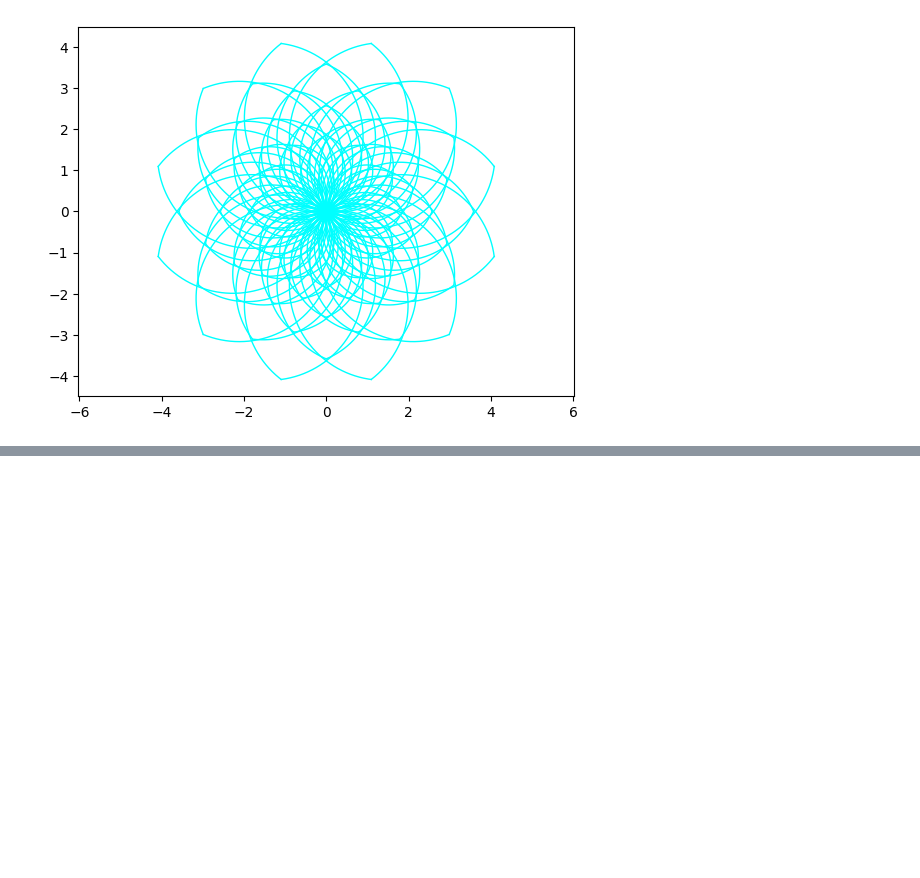
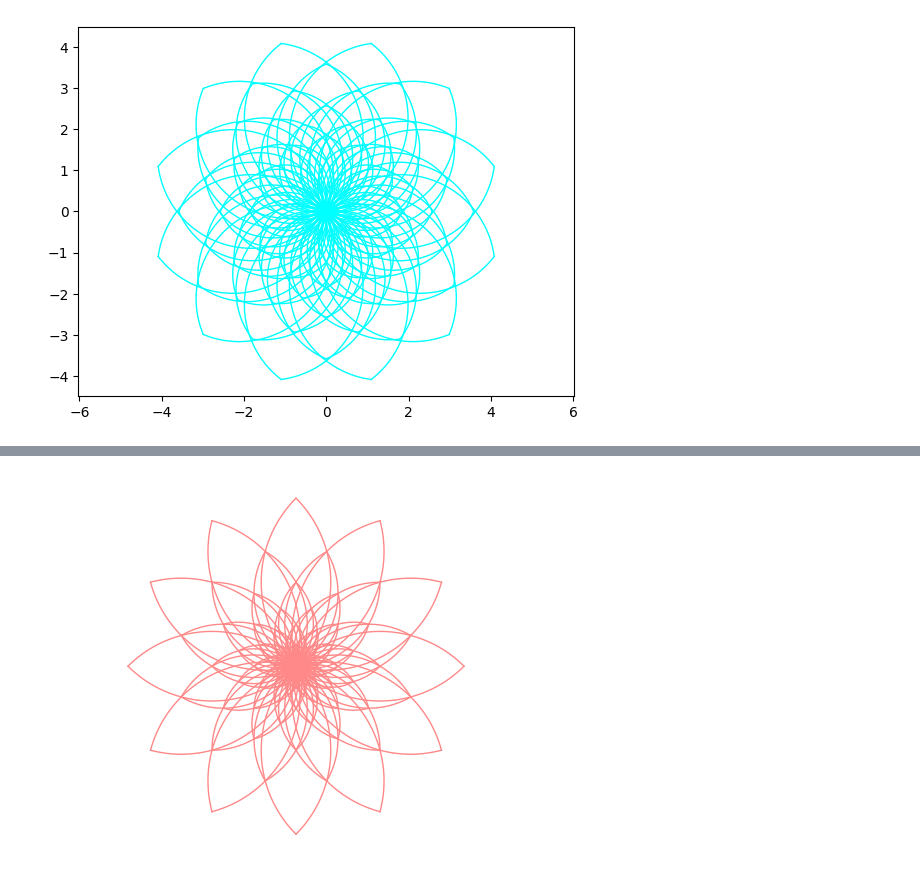
Before and after one commit to lbylzk8/cprdspy, a Jupyter notebook: examples/CPR_matplotlib_test.ipynb, the cells around one changed output, grey strips where cells are left out. Cells and saved outputs as stored; diff of their text form; code cells hidden in the pictures; blank space fills up the shorter version.

```diff
--- a/examples/CPR_matplotlib_test.ipynb
+++ b/examples/CPR_matplotlib_test.ipynb
@@ -67,0 +88,8 @@ oval_flower_mpl()
+# %%
+# 画板大小
+import matplotlib.pyplot as plt
+# plt.figure(figsize=(12,12))
+plt.axis('off')
+flowers_mpl(color="#f88",M=7)
+# %% [output]
+[figure, added]
```
Also changed, not shown: parts of 6 cells of this notebook, 57 other files.
